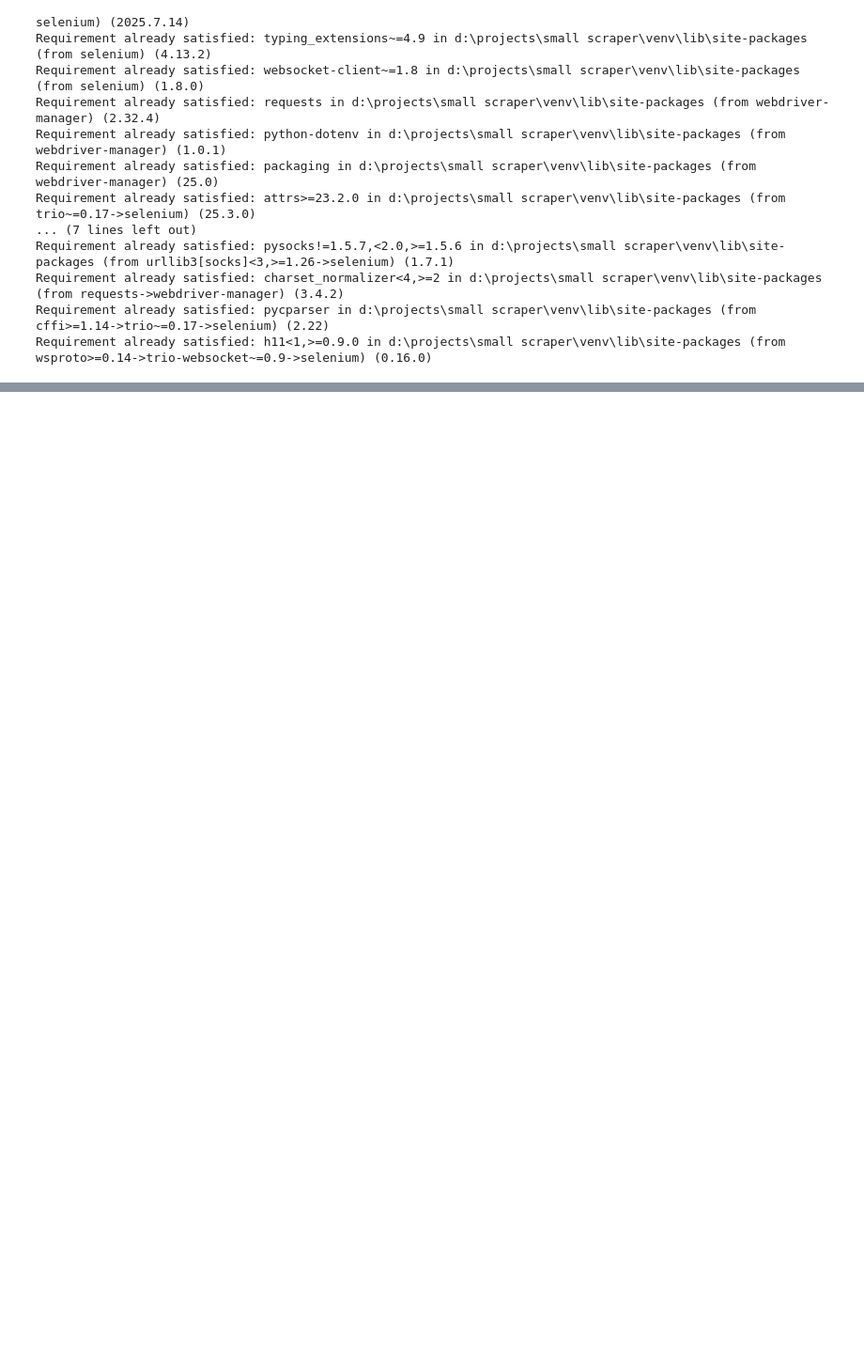
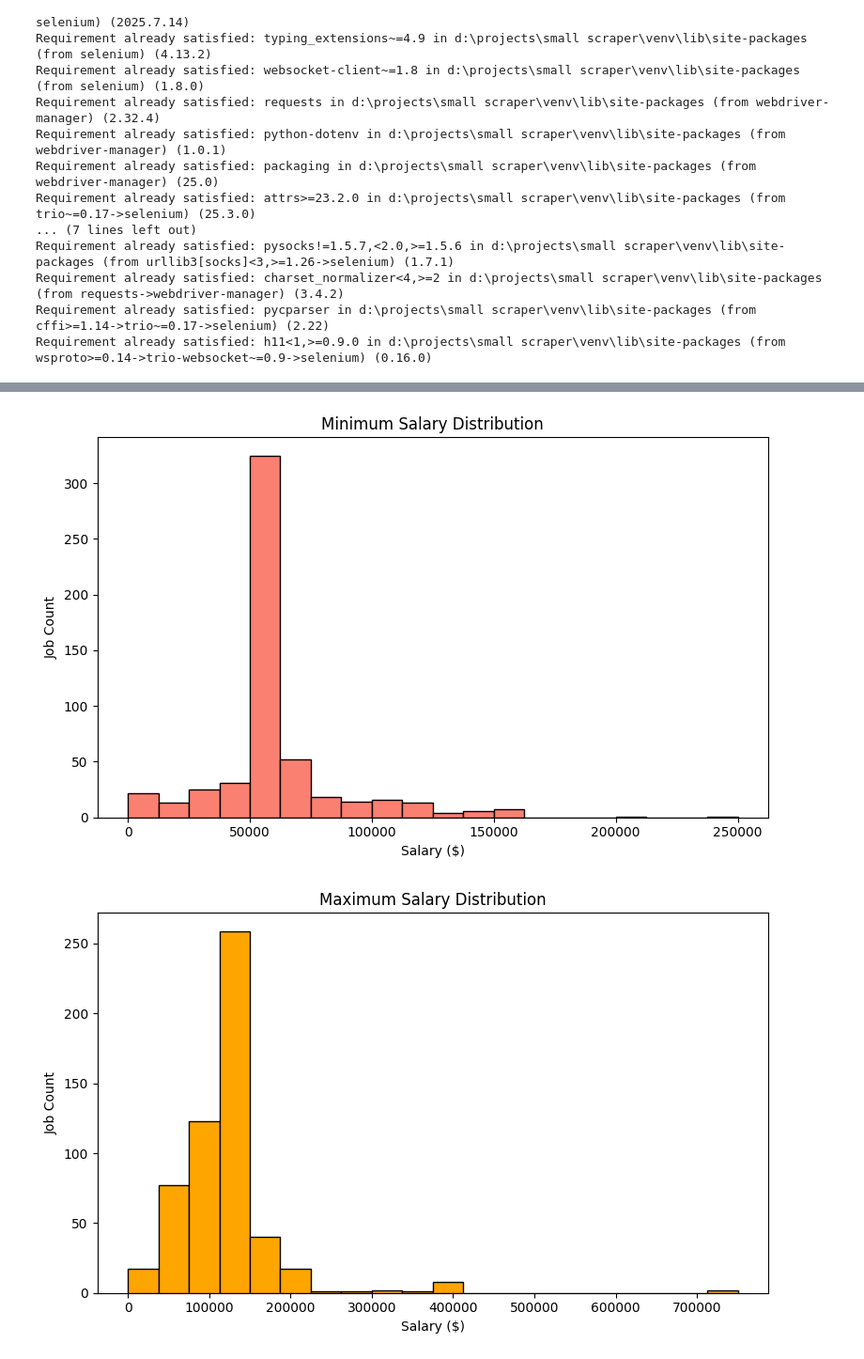
Before and after one commit to Omeraluf/Remote-jobs-scraper, a Jupyter notebook: scraper.ipynb, the cells around one changed output, grey strips where cells are left out. Shown: that part at 94% size. Saved outputs shown, nothing was run; the diff lists cells and outputs as text; code cells hidden in the pictures; blank space fills up the shorter version.

```diff
--- a/scraper.ipynb
+++ b/scraper.ipynb
@@ -230,0 +325,24 @@ job_list_pd
+# %%
+# Only include rows with valid salaries
+salaries = job_list_pd.dropna(subset=["min salary", "max salary"])
+
+# Plot min salary
+plt.figure(figsize=(8, 5))
+plt.hist(salaries["min salary"], bins=20, color="salmon", edgecolor="black")
+plt.title("Minimum Salary Distribution")
+plt.xlabel("Salary ($)")
+plt.ylabel("Job Count")
+plt.tight_layout()
+plt.show()
+
+# Plot max salary
+plt.figure(figsize=(8, 5))
+plt.hist(salaries["max salary"], bins=20, color="orange", edgecolor="black")
+plt.title("Maximum Salary Distribution")
+plt.xlabel("Salary ($)")
+plt.ylabel("Job Count")
+plt.tight_layout()
+plt.show()
+# %% [output]
+[figure, added]
+[figure, added]
```
Also changed, not shown: parts of 20 cells of this notebook, 4 other files.
